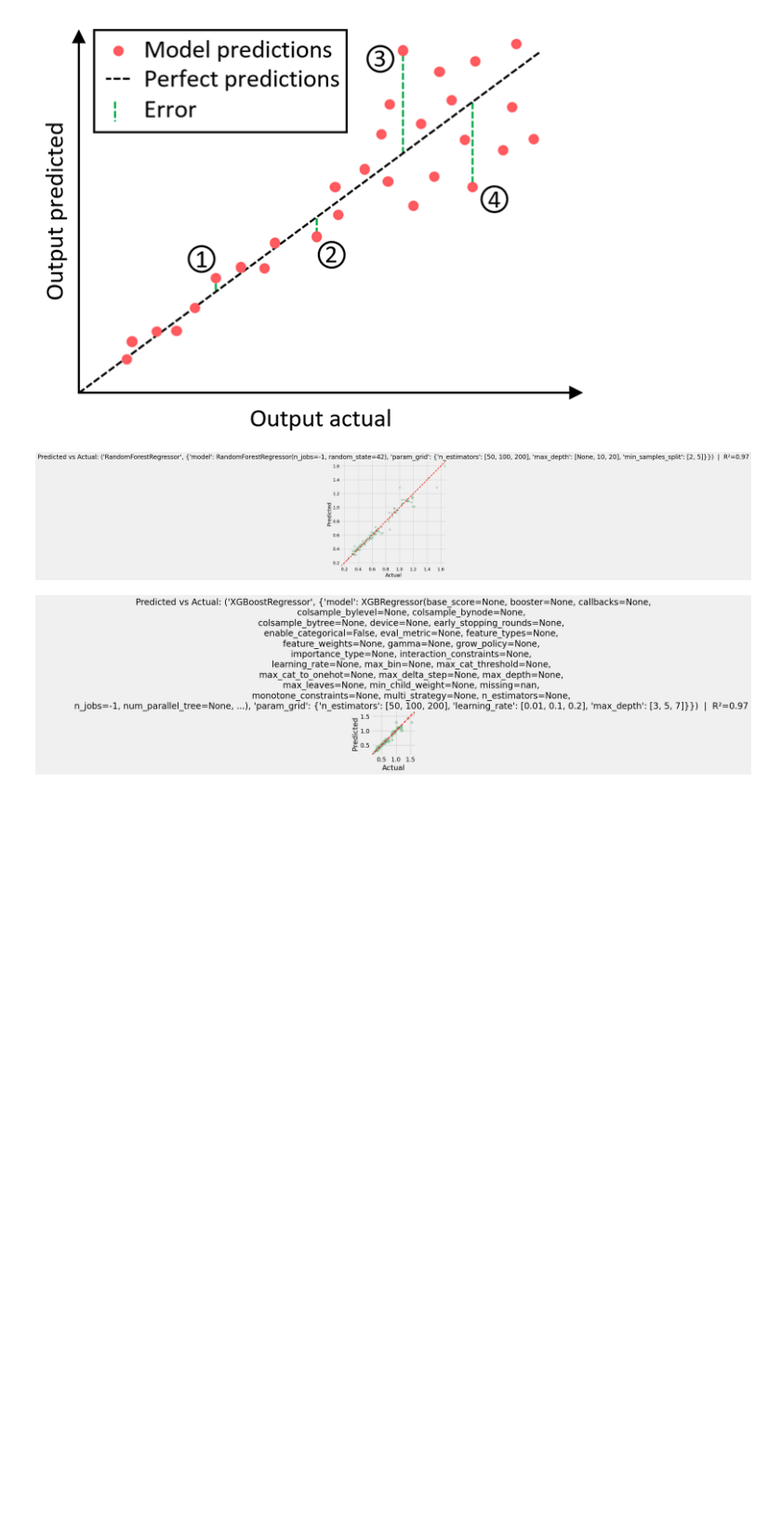
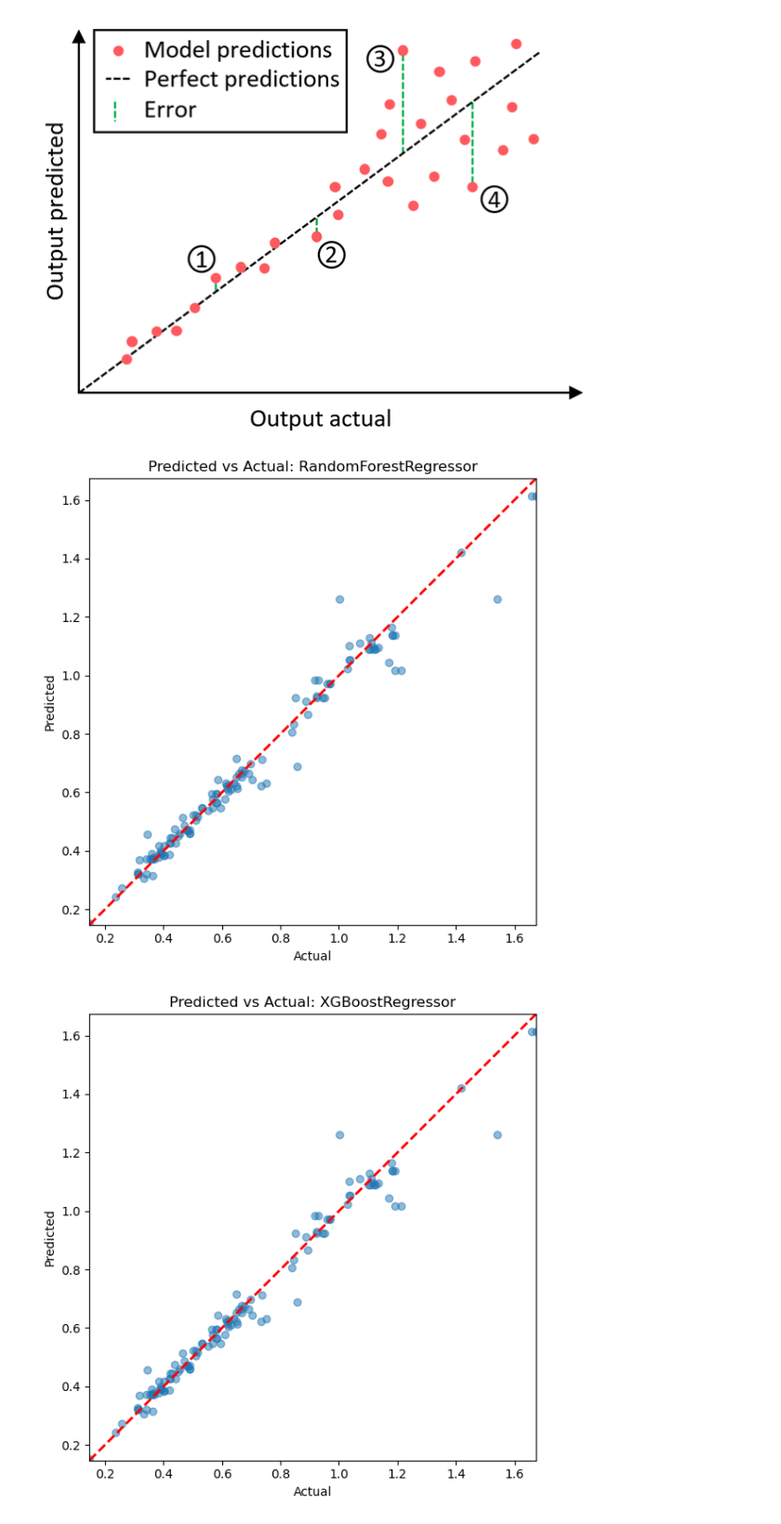
Before and after one commit to BraynerSantos/Surface_Roughness, a Jupyter notebook: notebook/Surface_Roughness.ipynb, the cells around one changed output. Shown at 93% size. Drawn from its saved outputs; the diff is of its cells as text; code cells hidden in the pictures; blank space fills up the shorter version.

```diff
--- a/notebook/Surface_Roughness.ipynb
+++ b/notebook/Surface_Roughness.ipynb
@@ -533,7 +534,7 @@ models = {
 }
 
 # Directory to save the models
-model_save_dir = "trained_models/"
+model_save_dir = f"{base_dir}/trained_models/"
 
 os.makedirs(model_save_dir, exist_ok=True)
 
@@ -557,7 +558,6 @@ for name, model_info in models.items():
     y_pred = best_model.predict(X_test)
 
     # Calculate evaluation metrics
-
     # Mean Absolute Error
     mae = mean_absolute_error(y_test, y_pred)
     # Mean Squared Error
@@ -569,11 +569,24 @@ for name, model_info in models.items():
     # Coefficient of Determination
     r2 = r2_score(y_test, y_pred)
 
+
     print(f"  Mean Absolute Error (MAE): {mae:.4f}")
     print(f"  Mean Squared Error (MSE): {mse:.4f}")
     print(f"  Root Mean Squared Error (RMSE): {rmse:.4f}")
-    print(f"  Mean Absolute Percentage Error (MAPE): {mape:.4f}%") # Changed to percentage
+    print(f"  Mean Absolute Percentage Error (MAPE): {mape:.4f}%")
     print(f"  R-squared (R2): {r2:.4f}")
+    if hasattr(best_model, 'feature_importances_'):
+        importances = best_model.feature_importances_
+        feature_names = X_train.columns if hasattr(X_train, 'columns') else [f'Feature {i}' for i in range(len(importances))]
+        sorted_idx = np.argsort(importances)[::-1]
+
+        plt.figure(figsize=(10, 6))
+        sns.barplot(x=importances[sorted_idx], y=[feature_names[i] for i in sorted_idx], palette='viridis', hue=[feature_names[i] for i in sorted_idx])
+        plt.title(f"{name} - Feature Importances")
+        plt.xlabel("Importance Score")
+        plt.ylabel("Features")
+        plt.tight_layout()
+        plt.show()
 # %% [output]
 --- Training and Evaluating RandomForestRegressor with Grid Search ---
 Performing Grid Search for RandomForestRegressor...
@@ -747,19 +645,20 @@ Image(filename='ModelPredGraph.png', width=600)
 # %% [output]
 [figure]
 # %%
+
     for name, model in models.items():
         lims = [min(y_test.min(), y_pred.min()), max(y_test.max(), y_pred.max())]
 
         plt.figure(figsize=(6, 6))
         plt.scatter(y_test, y_pred, alpha=0.5)
         plt.plot(lims, lims, 'r--', lw=2)
         plt.xlim(lims); plt.ylim(lims)
         plt.gca().set_aspect('equal', adjustable='box')
         plt.xlabel("Actual")
         plt.ylabel("Predicted")
-        plt.title(f"Predicted vs Actual: {name}  |  R²={r2:.2f}")
+        plt.title(f"Predicted vs Actual: {name}")
         plt.tight_layout()
         plt.show()
 # %% [output]
-[figure, old version]
+[figure, new version]
-[figure, old version]
+[figure, new version]
```
Also changed, not shown: parts of 7 cells of this notebook, 4 other files.
